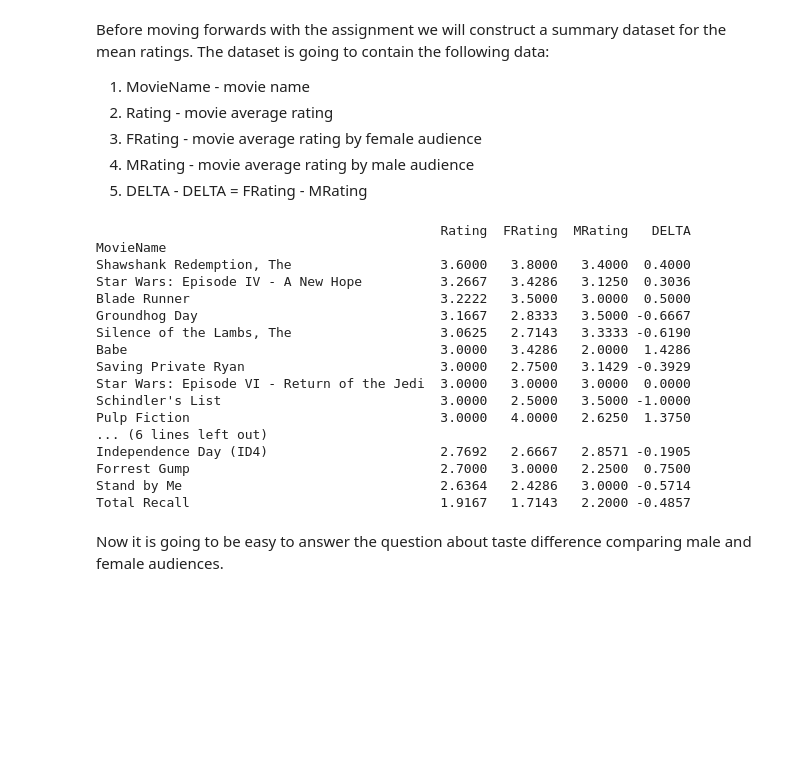
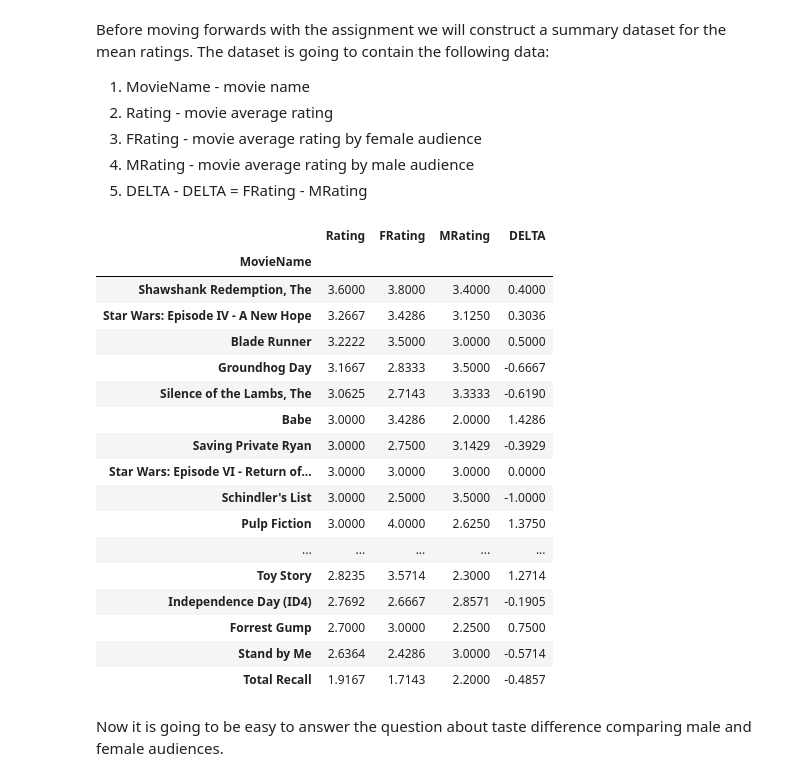
Before and after one commit to alv2017/DataAnalysis---MovieRatings, a Jupyter notebook: notebooks/MovieRatings_MeanRating.ipynb, the cells around one changed output. Saved outputs shown, nothing was run; the diff lists cells and outputs as text; code cells hidden in the pictures; blank space fills up the shorter version.

Commit message:
Mean Rating notebook: output formatting of resulting dataframes has been changed.

```diff
--- a/notebooks/MovieRatings_MeanRating.ipynb
+++ b/notebooks/MovieRatings_MeanRating.ipynb
@@ -175,33 +176,34 @@ The dataset is going to contain the following data:
 # %%
 # Average rating data
 mean_rating_summary = pd.merge(movie_mean_ratings, female_mean_ratings,
                               on='MovieName', how='inner')
 mean_rating_summary = pd.merge(mean_rating_summary, male_mean_ratings, on='MovieName', how='inner')
 mean_rating_summary.columns = ['Rating', 'FRating', 'MRating']
 
 # Let's add a DELTA column: DELTA = FRating - MRating
 
 mean_rating_summary['DELTA'] = mean_rating_summary['FRating'] - mean_rating_summary['MRating']
 
-print(mean_rating_summary)
+mean_rating_summary
 # %% [output]
-                                            Rating  FRating  MRating   DELTA
-MovieName
-Shawshank Redemption, The                   3.6000   3.8000   3.4000  0.4000
-Star Wars: Episode IV - A New Hope          3.2667   3.4286   3.1250  0.3036
-Blade Runner                                3.2222   3.5000   3.0000  0.5000
-Groundhog Day                               3.1667   2.8333   3.5000 -0.6667
-Silence of the Lambs, The                   3.0625   2.7143   3.3333 -0.6190
-Babe                                        3.0000   3.4286   2.0000  1.4286
-Saving Private Ryan                         3.0000   2.7500   3.1429 -0.3929
-Star Wars: Episode VI - Return of the Jedi  3.0000   3.0000   3.0000  0.0000
-Schindler's List                            3.0000   2.5000   3.5000 -1.0000
-Pulp Fiction                                3.0000   4.0000   2.6250  1.3750
-... (6 lines left out)
-Independence Day (ID4)                      2.7692   2.6667   2.8571 -0.1905
-Forrest Gump                                2.7000   3.0000   2.2500  0.7500
-Stand by Me                                 2.6364   2.4286   3.0000 -0.5714
-Total Recall                                1.9167   1.7143   2.2000 -0.4857
+|  | Rating | FRating | MRating | DELTA |
+| MovieName |  |  |  |  |
+| Shawshank Redemption, The | 3.6000 | 3.8000 | 3.4000 | 0.4000 |
+| Star Wars: Episode IV - A New Hope | 3.2667 | 3.4286 | 3.1250 | 0.3036 |
+| Blade Runner | 3.2222 | 3.5000 | 3.0000 | 0.5000 |
+| Groundhog Day | 3.1667 | 2.8333 | 3.5000 | -0.6667 |
+| Silence of the Lambs, The | 3.0625 | 2.7143 | 3.3333 | -0.6190 |
+| Babe | 3.0000 | 3.4286 | 2.0000 | 1.4286 |
+| Saving Private Ryan | 3.0000 | 2.7500 | 3.1429 | -0.3929 |
+| Star Wars: Episode VI - Return of... | 3.0000 | 3.0000 | 3.0000 | 0.0000 |
+| Schindler's List | 3.0000 | 2.5000 | 3.5000 | -1.0000 |
+| Pulp Fiction | 3.0000 | 4.0000 | 2.6250 | 1.3750 |
+| ... | ... | ... | ... | ... |
+| Toy Story | 2.8235 | 3.5714 | 2.3000 | 1.2714 |
+| Independence Day (ID4) | 2.7692 | 2.6667 | 2.8571 | -0.1905 |
+| Forrest Gump | 2.7000 | 3.0000 | 2.2500 | 0.7500 |
+| Stand by Me | 2.6364 | 2.4286 | 3.0000 | -0.5714 |
+| Total Recall | 1.9167 | 1.7143 | 2.2000 | -0.4857 |
 # %% [markdown]
 Now it is going to be easy to answer the question about taste difference comparing male and female audiences.
 # %% [markdown]
```
Also changed, not shown: parts of 8 cells of this notebook.
